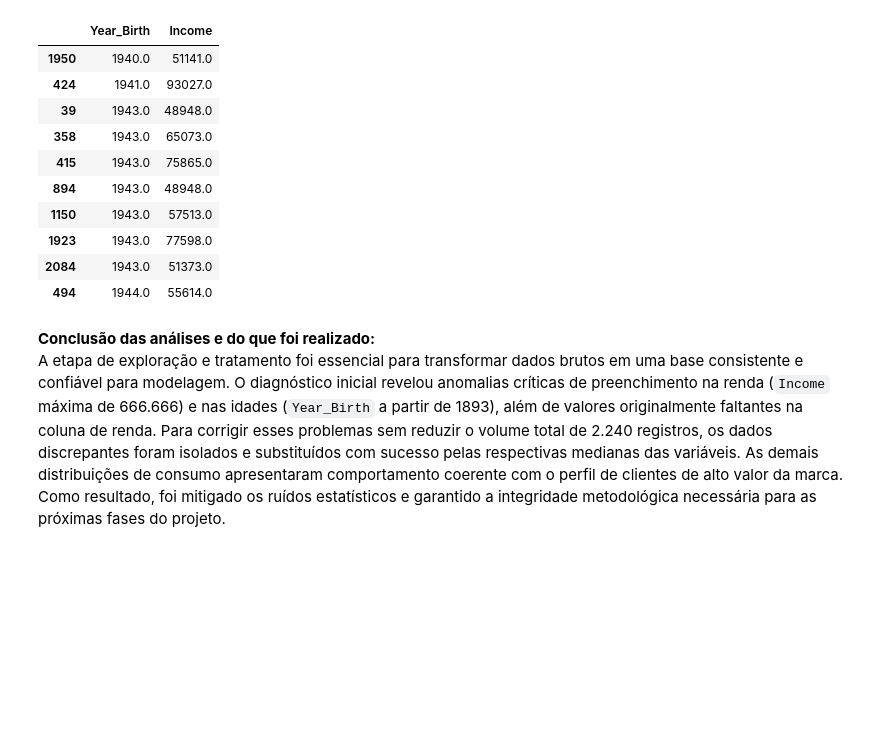
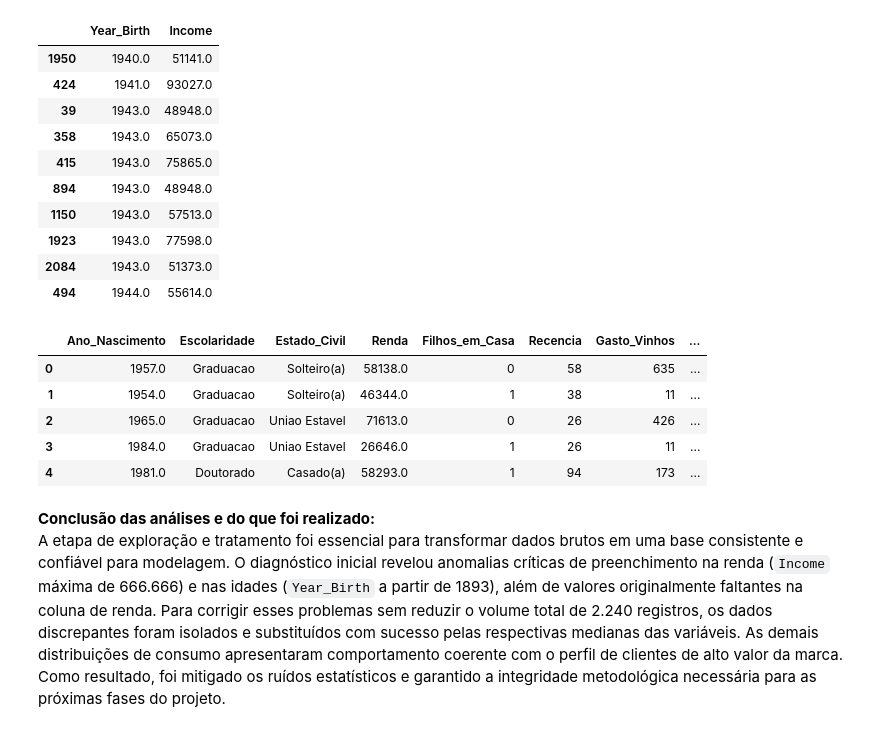
Before and after one commit to Fernandonneto/Machine_Learning_-_Previsao_intencao_compra_clientes_-_EBAC, a Jupyter notebook: Profissao Cientista de Dados M37 Projeto.ipynb, the cells around one changed output. Cells and saved outputs as stored; diff of their text form; code cells hidden in the pictures; blank space fills up the shorter version.

Commit message:
Inserção de mais uma etapa no tratamento de dados, tradução da base

```diff
--- a/Profissao Cientista de Dados M37 Projeto.ipynb
+++ b/Profissao Cientista de Dados M37 Projeto.ipynb
@@ -259,6 +257,67 @@ base.nsmallest(10, 'Year_Birth')[['Year_Birth', 'Income']]
 | 1923 | 1943.0 | 77598.0 |
 | 2084 | 1943.0 | 51373.0 |
 | 494 | 1944.0 | 55614.0 |
+# %%
+# Tradução das variáveis e dados para pt_BR
+# Dicionário para renomear os nomes das variáveis
+dicionario_var = {
+    'Year_Birth': 'Ano_Nascimento',
+    'Education': 'Escolaridade',
+    'Marital_Status': 'Estado_Civil',
+    'Income': 'Renda',
+    'Kidhome': 'Filhos_em_Casa',
+    'Recency': 'Recencia',
+    'MntWines': 'Gasto_Vinhos',
+    'MntFruits': 'Gasto_Frutas',
+    'MntMeatProducts': 'Gasto_Carnes',
+    'MntFishProducts': 'Gasto_Peixes',
+    'MntSweetProducts': 'Gasto_Doces',
+    'MntGoldProds': 'Gasto_Ouro',
+    'NumStorePurchases': 'Num_Compras_Loja',
+    'NumWebVisitsMonth': 'Num_Visitas_Web_Mes',
+    'Complain': 'Reclamacao',
+    'WebPurchases': 'Num_Compras_Web'
+}
+
+# Aplicar a renomeação das colunas
+base = base.rename(columns=dicionario_var)
+
+# Dicionário para traduzir as categorias de Escolaridade
+traducao_escolaridade = {
+    'Graduation': 'Graduacao',
+    'PhD': 'Doutorado',
+    'Master': 'Mestrado',
+    '2n Cycle': '2o Ciclo',
+    'Basic': 'Basico'
+}
+
+# Aplicar a tradução na coluna Escolaridade
+base['Escolaridade'] = base['Escolaridade'].map(traducao_escolaridade).fillna(base['Escolaridade'])
+
+# Dicionário para traduzir as categorias de Estado Civil
+traducao_estado_civil = {
+    'Married': 'Casado(a)',
+    'Together': 'Uniao Estavel',
+    'Single': 'Solteiro(a)',
+    'Divorced': 'Divorciado(a)',
+    'Widow': 'Viuvo(a)',
+    'Alone': 'Sozinho(a)',
+    'Absurd': 'Absurdo',
+    'YOLO': 'YOLO'
+}
+
+# Aplicar a tradução na coluna Estado Civil
+base['Estado_Civil'] = base['Estado_Civil'].map(traducao_estado_civil).fillna(base['Estado_Civil'])
+
+# Conferência do DataFrame traduzido
+base.head()
+# %% [output]
+|  | Ano_Nascimento | Escolaridade | Estado_Civil | Renda | Filhos_em_Casa | Recencia | Gasto_Vinhos | ... |
+| 0 | 1957.0 | Graduacao | Solteiro(a) | 58138.0 | 0 | 58 | 635 | ... |
+| 1 | 1954.0 | Graduacao | Solteiro(a) | 46344.0 | 1 | 38 | 11 | ... |
+| 2 | 1965.0 | Graduacao | Uniao Estavel | 71613.0 | 0 | 26 | 426 | ... |
+| 3 | 1984.0 | Graduacao | Uniao Estavel | 26646.0 | 1 | 26 | 11 | ... |
+| 4 | 1981.0 | Doutorado | Casado(a) | 58293.0 | 1 | 94 | 173 | ... |
 # %% [markdown]
 **Conclusão das análises e do que foi realizado:** \
 A etapa de exploração e tratamento foi essencial para transformar dados brutos em uma base consistente e confiável para modelagem. O diagnóstico inicial revelou anomalias críticas de preenchimento na renda (`Income` máxima de 666.666) e nas idades (`Year_Birth` a partir de 1893), além de valores originalmente faltantes na coluna de renda. Para corrigir esses problemas sem reduzir o volume total de 2.240 registros, os dados discrepantes foram isolados e substituídos com sucesso pelas respectivas medianas das variáveis. As demais distribuições de consumo apresentaram comportamento coerente com o perfil de clientes de alto valor da marca. Como resultado, foi mitigado os ruídos estatísticos e garantido a integridade metodológica necessária para as próximas fases do projeto.
```
Also changed, not shown: parts of 1 cell of this notebook.
